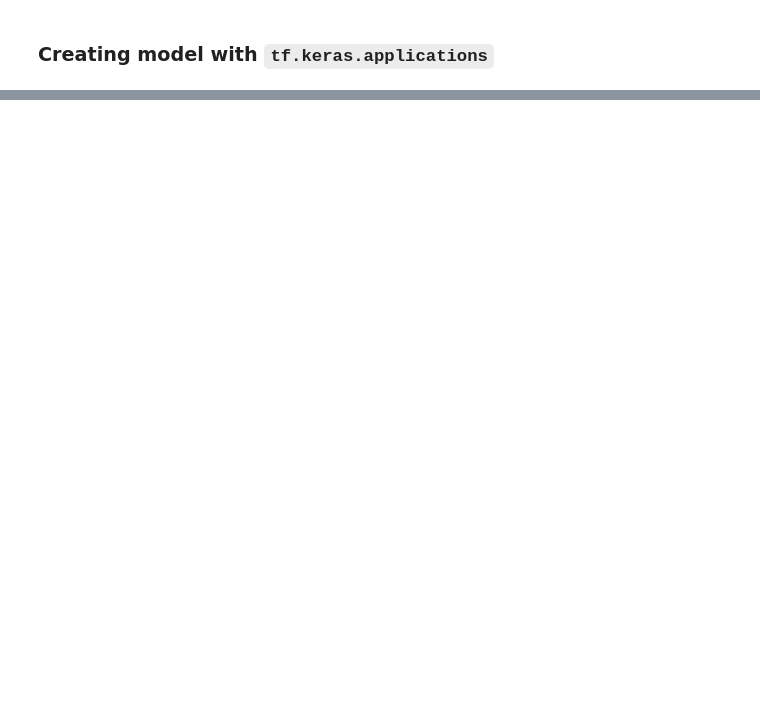
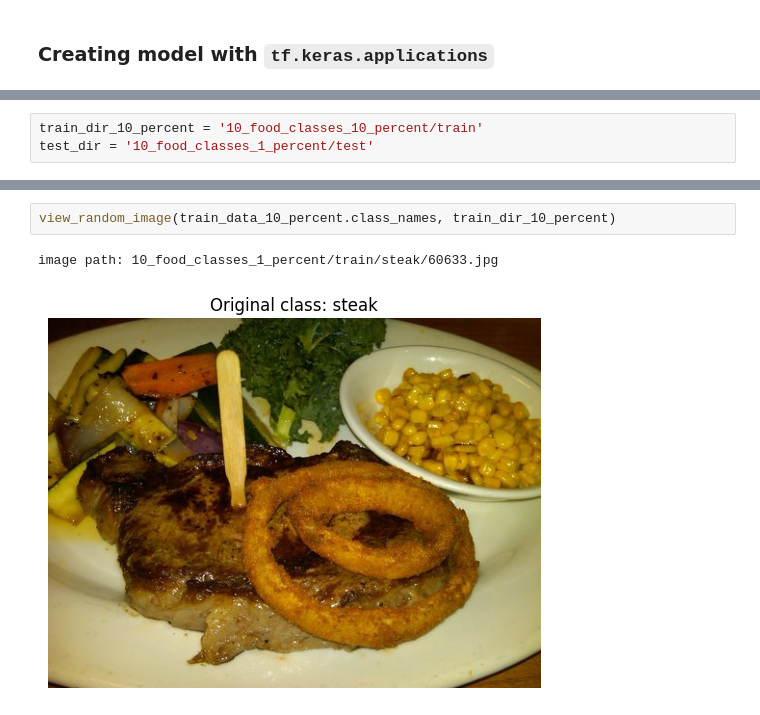
Before and after one commit to divyalaldinani/Deep-Learning-in-TensorFlow, a Jupyter notebook: 05_transfer_learning_feature_extraction.ipynb, the cells around one changed output, grey strips where cells are left out. Drawn from its saved outputs; the diff is of its cells as text; blank space fills up the shorter version.

```diff
--- a/05_transfer_learning_feature_extraction.ipynb
+++ b/05_transfer_learning_feature_extraction.ipynb
@@ -172,0 +306,3 @@ Epoch 5/5
+# %%
+train_dir_10_percent = '10_food_classes_10_percent/train'
+test_dir = '10_food_classes_1_percent/test'
@@ -172,0 +356,5 @@ Epoch 5/5
+# %%
+view_random_image(train_data_10_percent.class_names, train_dir_10_percent)
+# %% [output]
+image path: 10_food_classes_1_percent/train/steak/60633.jpg
+[figure, added]
```
Also changed, not shown: parts of 24 cells of this notebook.
